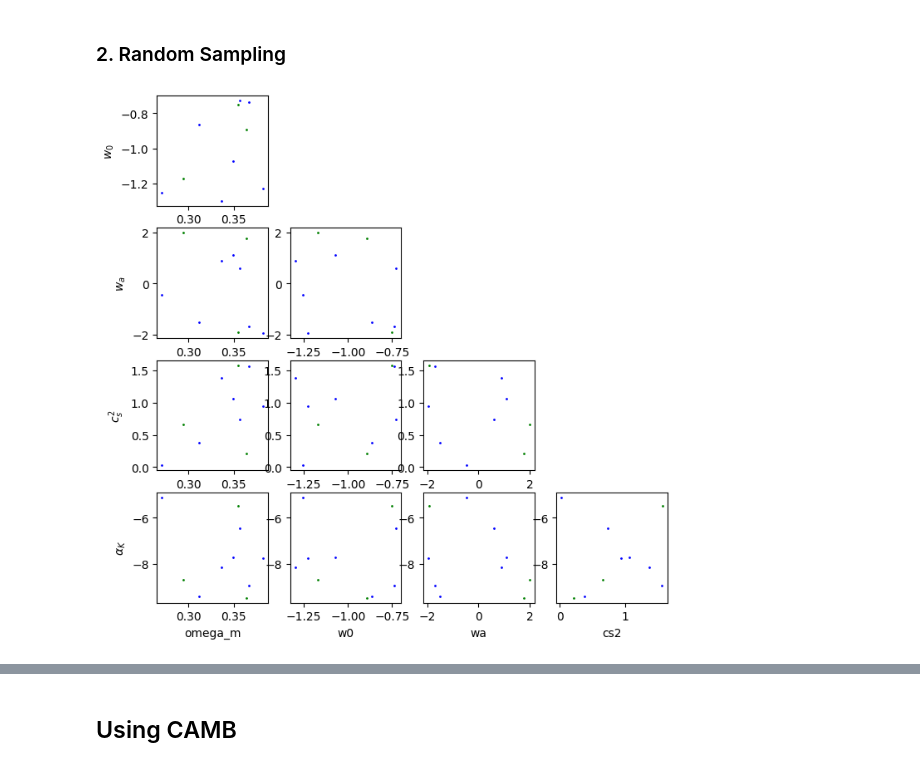
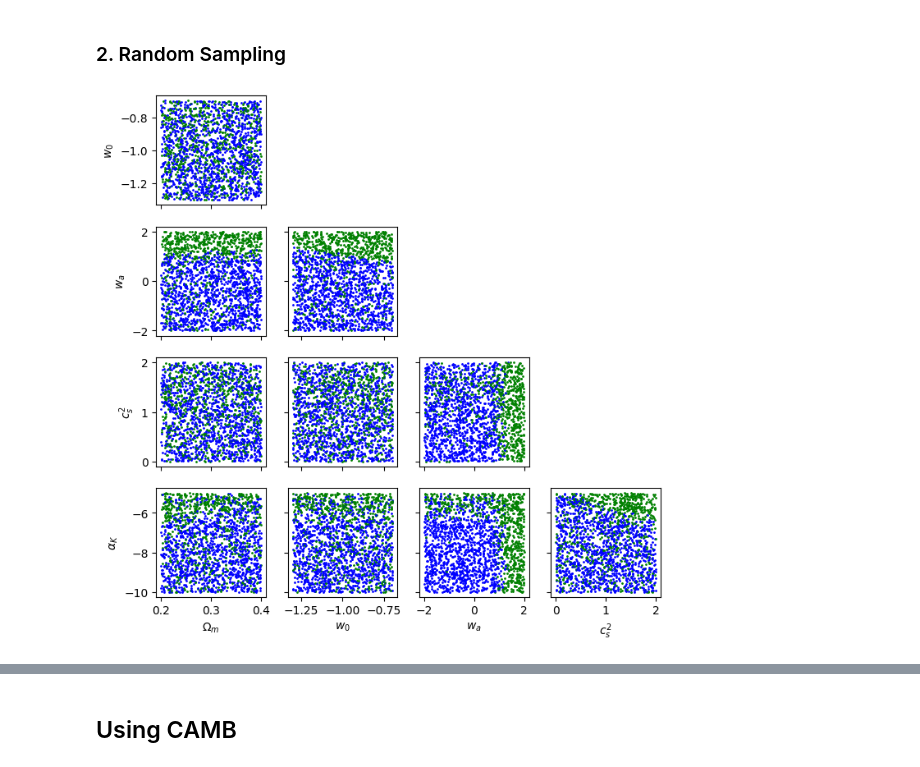
Before and after one commit to joaoreboucas1/cs2-project, a Jupyter notebook: analysis/cs2_alpha_b.ipynb, the cells around one changed output, grey strips where cells are left out. Drawn from its saved outputs; the diff is of its cells as text; code cells hidden in the pictures.

```diff
--- a/analysis/cs2_alpha_b.ipynb
+++ b/analysis/cs2_alpha_b.ipynb
@@ -197,37 +197,37 @@ priors = {
     "wa"     : [-2, 2],
     "cs2"    : [0, 2],
     "alpha_K": [-10, -5],
 }
 priors_array = np.array(list(priors.values()))
 
 samples = []
-for i in range(10):
+for i in range(2000):
     params = np.random.rand(len(priors))*(priors_array[:,1]-priors_array[:,0]) + priors_array[:,0]
     params_dict = dict(zip(priors.keys(), params))
     alpha_B, loga = solve_alpha_B(**params_dict, method="euler")
     mu = 1 + alpha_B**2/2/(params_dict['alpha_K'] + 1.5*alpha_B**2)/params_dict['cs2']
     if np.any(alpha_B > 10) or np.any(alpha_B < -10):
         samples.append((params, "red"))
     elif np.any(mu > 10) or np.any(mu < -10):
         samples.append((params, "green"))
     else:
         samples.append((params, "blue"))
 
 
 fig, axs = plt.subplots(len(params), len(params), figsize=(10, 10))
 for row in range(len(params)):
     for col in range(len(params)):
         ax = axs[row, col]
-        if row == len(params)-1: ax.set_xlabel(list(param_name_latex)[col])
-        if col == 0: ax.set_ylabel(list(param_name_latex.values())[row])
-        if row != len(params)-1 and col != 0:
-            ax.set_xticklabels([])
-            ax.set_yticklabels([])
+        if row == len(params)-1: ax.set_xlabel(list(param_name_latex.values())[col])
+        else: ax.set_xticklabels([])
+        if col == 0:             ax.set_ylabel(list(param_name_latex.values())[row])
+        else: ax.set_yticklabels([])
+
         if col >= row: ax.remove()
         for sample in samples:
             point, color = sample
             ax.scatter(point[col], point[row], color=color, s=1)
 
 plt.savefig("alpha_B_samples.pdf", bbox_inches="tight")
 # %% [output]
-[figure, old version]
+[figure, new version]
```
Also changed, not shown: parts of 1 cell of this notebook.
